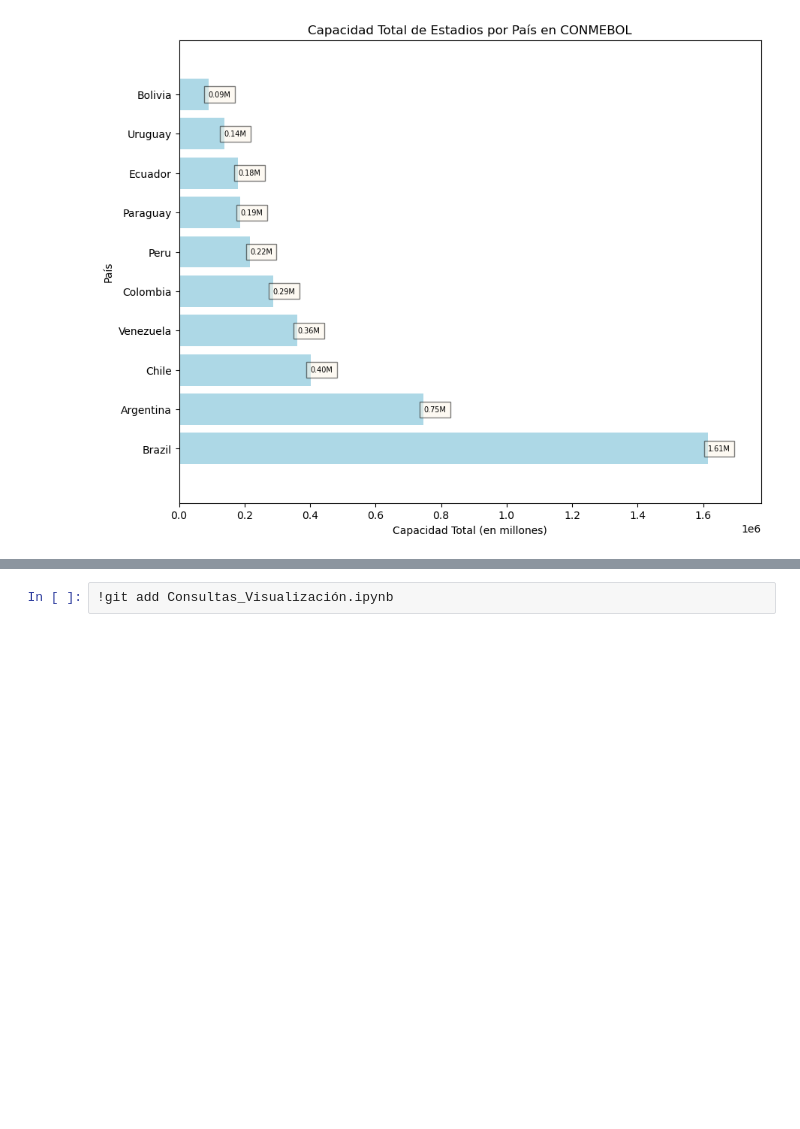
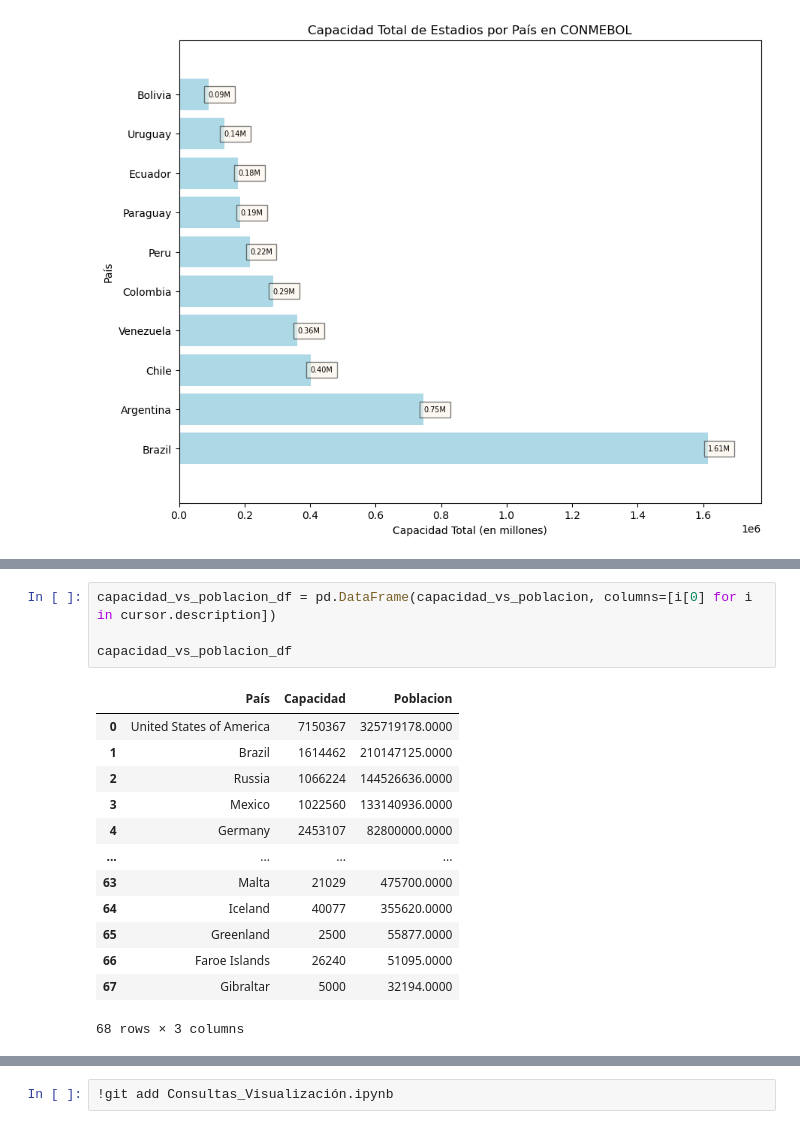
Before and after one commit to guilleldas/Proyecto_Visualizacion_Python, a Jupyter notebook: Consultas_Visualización.ipynb, the cells around one changed output, grey strips where cells are left out. Drawn from its saved outputs; the diff is of its cells as text; blank space fills up the shorter version.

```diff
--- a/Consultas_Visualización.ipynb
+++ b/Consultas_Visualización.ipynb
@@ -169,0 +195,18 @@ plt.show()
+# %%
+capacidad_vs_poblacion_df = pd.DataFrame(capacidad_vs_poblacion, columns=[i[0] for i in cursor.description])
+
+capacidad_vs_poblacion_df
+# %% [output]
+|  | País | Capacidad | Poblacion |
+| 0 | United States of America | 7150367 | 325719178.0000 |
+| 1 | Brazil | 1614462 | 210147125.0000 |
+| 2 | Russia | 1066224 | 144526636.0000 |
+| 3 | Mexico | 1022560 | 133140936.0000 |
+| 4 | Germany | 2453107 | 82800000.0000 |
+| ... | ... | ... | ... |
+| 63 | Malta | 21029 | 475700.0000 |
+| 64 | Iceland | 40077 | 355620.0000 |
+| 65 | Greenland | 2500 | 55877.0000 |
+| 66 | Faroe Islands | 26240 | 51095.0000 |
+| 67 | Gibraltar | 5000 | 32194.0000 |
+68 rows × 3 columns
```
Also changed, not shown: parts of 10 cells of this notebook.
